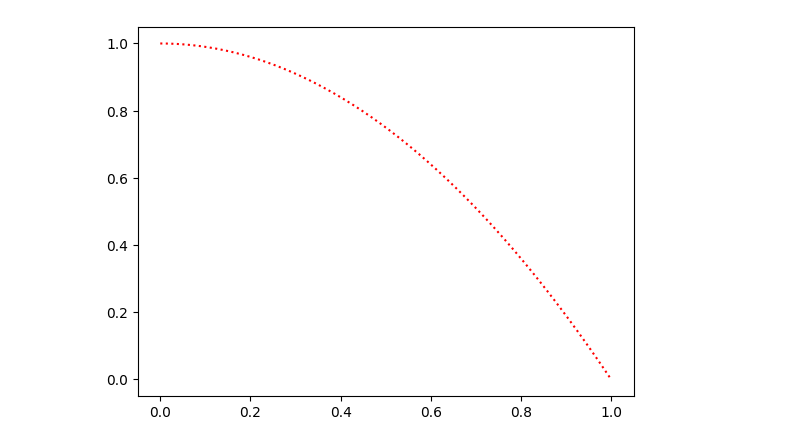
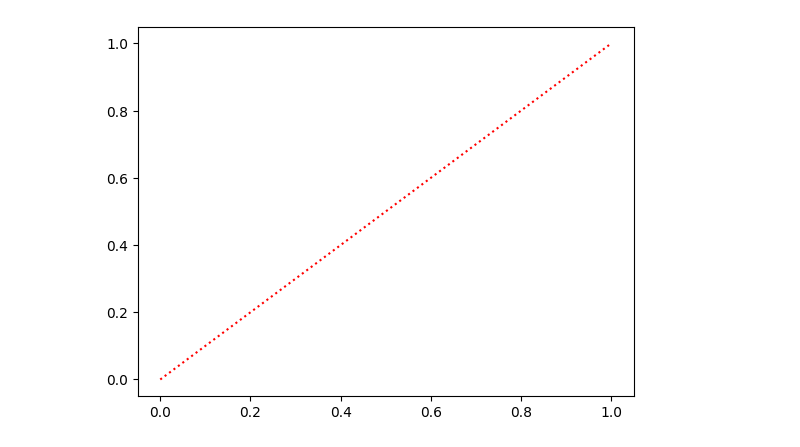
Before and after one commit to TristanSaidi/LLSIR, a Jupyter notebook: llsir.ipynb, the cells around one changed output. Saved outputs shown, nothing was run; the diff lists cells and outputs as text; code cells hidden in the pictures.

```diff
--- a/llsir.ipynb
+++ b/llsir.ipynb
@@ -7,30 +12,14 @@ from statsmodels.nonparametric.kernel_regression import KernelReg
-# %%
-class gamma:
-    # class for parametric curve
-    def __init__(self, f):
-        self.f = f # f: [0, 1] -> R^d
-
-    def plot(self, N=1000, **kwargs):
-        t = np.linspace(0, 1, N)
-        pts = np.array([self.f(ti) for ti in t])
-        # plot dotted curve
-        plt.plot(pts[:, 0], pts[:, 1], linestyle='dotted', **kwargs)
-
-    def project(self, p, N=1000):
-        # project point p onto curve, return closest point on curve and parameter value
-        t = np.linspace(0, 1, N)
-        pts = np.array([self.f(ti) for ti in t])
-        dists = np.linalg.norm(pts - p, axis=1)
-        idx = np.argmin(dists)
-        return pts[idx], t[idx]
 # %%
-def quadratic(t):
-    # example curve: quadratic
-    return np.array([t, 1 - t**2])
 
-curve = gamma(quadratic)
+kwargs = {
+    "smooth": False,
+    "smooth_iters": 5,
+    "smooth_alpha": 0.05,
+}
+
+curve = gamma(identity, dict=kwargs)
 
 curve.plot(color='red')
 # %% [output]
-[figure, old version]
+[figure, new version]
 # %%
```
Also changed, not shown: parts of 5 cells of this notebook, 4 other files.
